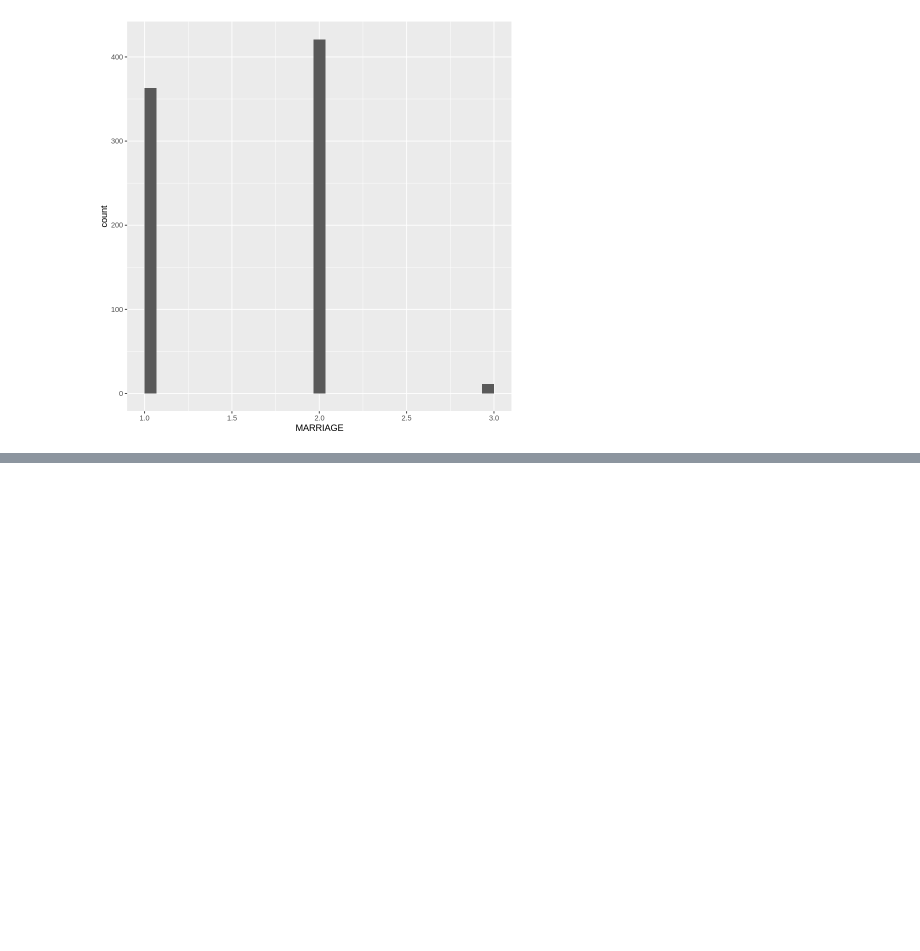
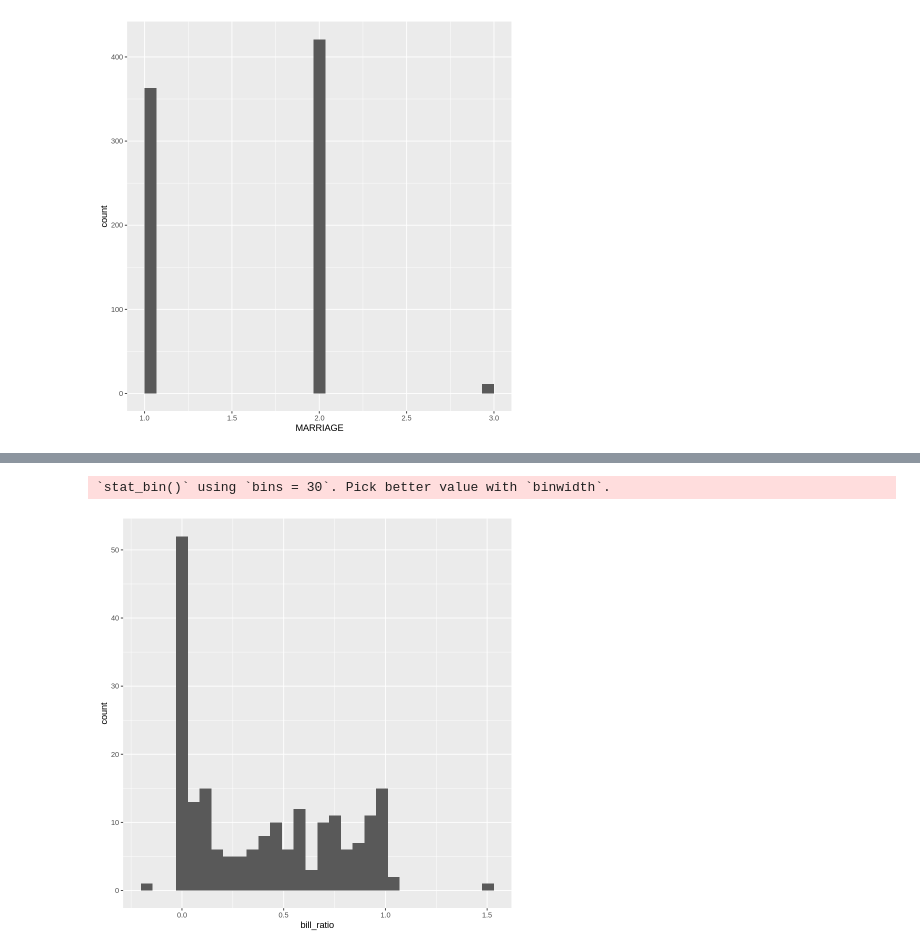
Before and after one commit to berkaytacar/Credit-Default-Predictor-Project, a Jupyter notebook: explore_data.ipynb, the cells around one changed output, grey strips where cells are left out. Saved outputs shown, nothing was run; the diff lists cells and outputs as text; code cells hidden in the pictures; blank space fills up the shorter version.

```diff
--- a/explore_data.ipynb
+++ b/explore_data.ipynb
@@ -102,3 +102,7 @@ plot_marr0
 # %% [output]
 `stat_bin()` using `bins = 30`. Pick better value with `binwidth`.
 [figure]
+# %%
+t_ratio <- mutate(t, bill_ratio = BILL_AMT4/LIMIT_BAL) %>%
+        select(LIMIT_BAL, BILL_AMT4, bill_ratio)
+t_ratio
@@ -104,0 +129,7 @@ plot_marr0
+# %%
+plot_bill_ratio <- ggplot(t_ratio, aes(x = bill_ratio))+
+            geom_histogram()
+plot_bill_ratio
+# %% [output]
+`stat_bin()` using `bins = 30`. Pick better value with `binwidth`.
+[figure, added]
```
Also changed, not shown: parts of 2 cells of this notebook.
